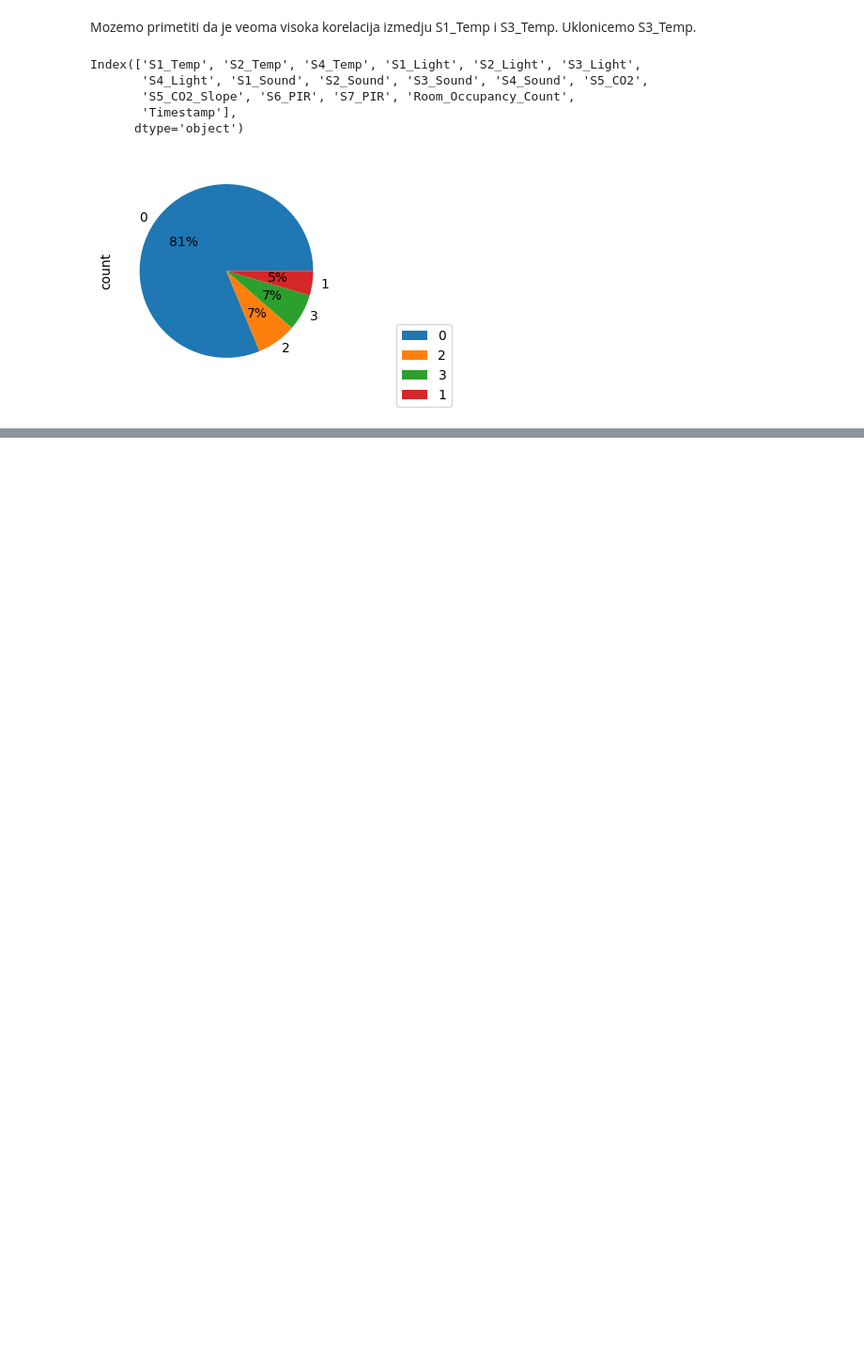
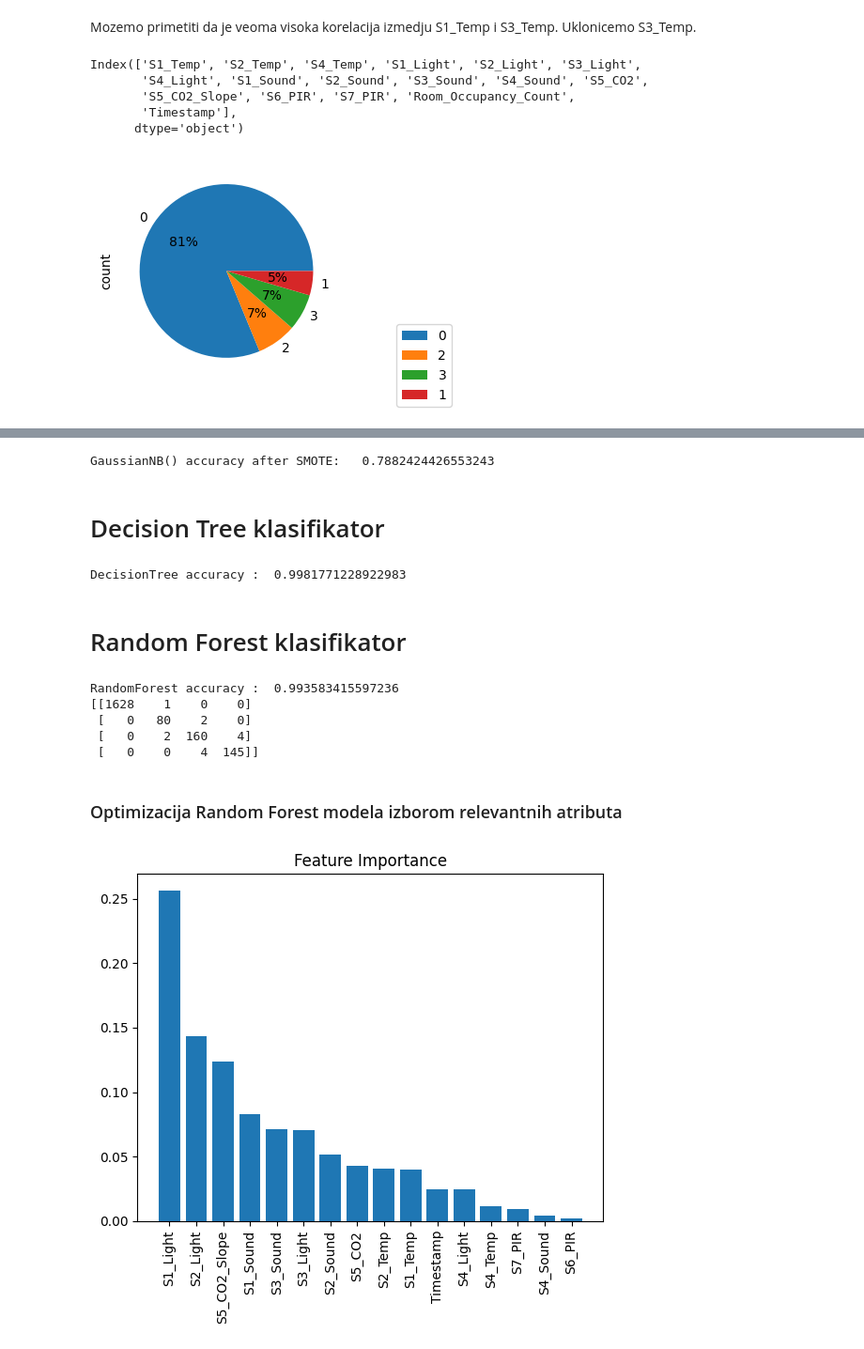
Before and after one commit to NastasijaaS/Machine-Learning-Classification, a Jupyter notebook: projekat1.ipynb, the cells around one changed output, grey strips where cells are left out. Shown at 94% size. Cells and saved outputs as stored; diff of their text form; code cells hidden in the pictures; blank space fills up the shorter version.

```diff
--- a/projekat1.ipynb
+++ b/projekat1.ipynb
@@ -265,0 +536,68 @@ plt.show()
+# %%
+# Podela podataka na trening i test skup
+data_train, data_test, target_train, target_test = train_test_split(data_features_res, target_res, test_size=0.2, random_state=10)
+
+
+# Inicijalizacija i treniranje modela
+svc_model = GaussianNB()
+svc_model.fit(data_train, target_train)
+
+# Predikcija na test skupu
+pred = svc_model.predict(data_test)
+
+# Evaluacija performansi modela
+print("GaussianNB() accuracy after SMOTE:  ", (accuracy_score(target_test, pred)))
+
+data_post_smote = pd.DataFrame({'Class': target_res})
+class_counts_post_smote = data_post_smote['Class'].value_counts()
+# %% [output]
+GaussianNB() accuracy after SMOTE:   0.7882424426553243
+# %% [markdown]
+# Decision Tree klasifikator
+# %%
+from sklearn.tree import DecisionTreeClassifier
+
+decisionTree = DecisionTreeClassifier(random_state=0)
+
+predDT = decisionTree.fit(data_train, target_train).predict(data_test)
+
+print("DecisionTree accuracy : ", accuracy_score(target_test, predDT, normalize = True))
+# %% [output]
+DecisionTree accuracy :  0.9981771228922983
+# %% [markdown]
+# Random Forest klasifikator
+# %%
+from sklearn.ensemble import RandomForestClassifier
+
+randomForest = RandomForestClassifier(random_state=0, criterion="entropy")
+
+randomForestModel = randomForest.fit(data_train, target_train)
+
+predRFC = randomForestModel.predict(data_test)
+
+print("RandomForest accuracy : ",accuracy_score(target_test, predRFC, normalize = True))
+print(confusion_matrix(target_test, predRFC))
+# %% [output]
+RandomForest accuracy :  0.993583415597236
+[[1628    1    0    0]
+ [   0   80    2    0]
+ [   0    2  160    4]
+ [   0    0    4  145]]
+# %% [markdown]
+### Optimizacija Random Forest modela izborom relevantnih atributa
+# %%
+importances = randomForestModel.feature_importances_
+indices = np.argsort(importances)[::-1]
+names = [data_features.columns[i] for i in indices]
+
+plt.figure()
+
+plt.title("Feature Importance")
+
+plt.bar(range(data_train.shape[1]), importances[indices])
+
+plt.xticks(range(data_train.shape[1]), names, rotation=90)
+
+plt.show()
+# %% [output]
+[figure, added]
```
Also changed, not shown: parts of 44 cells of this notebook.
